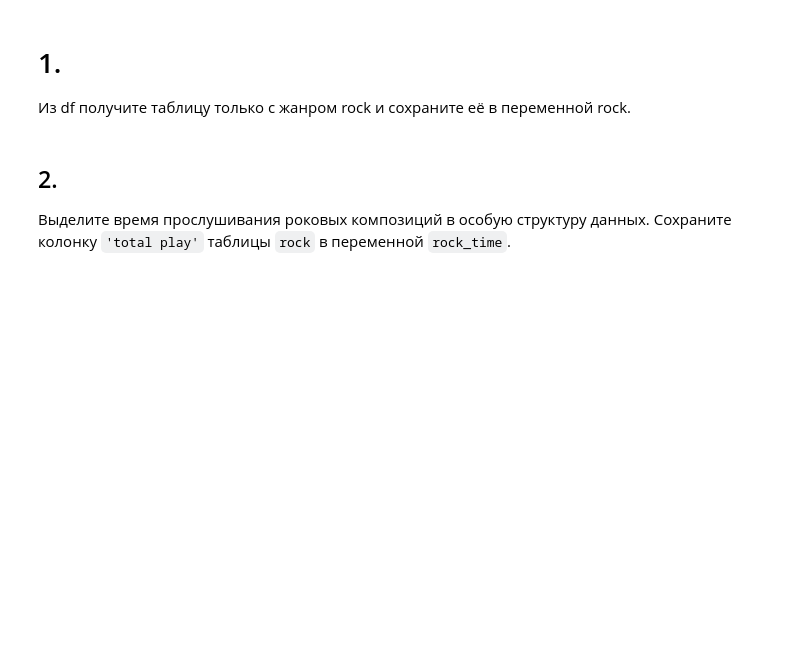
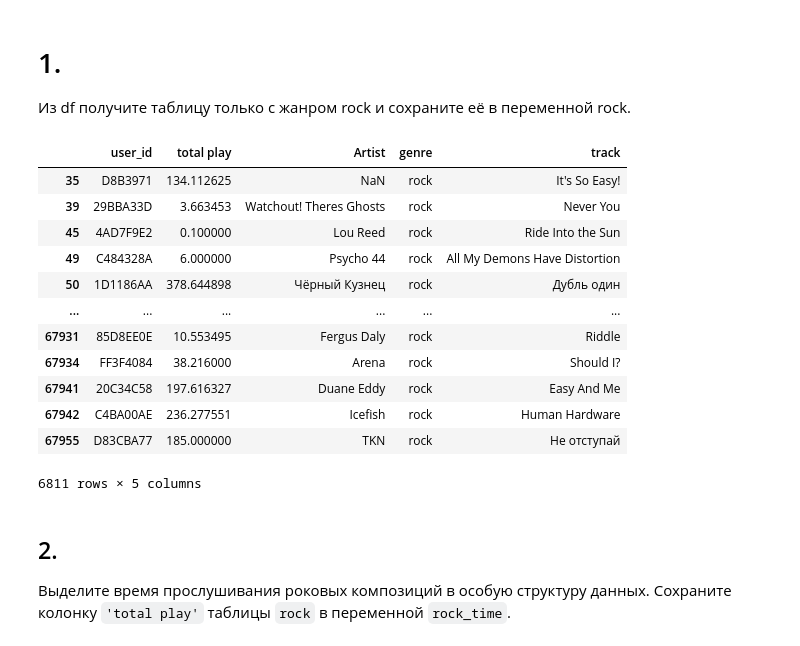
Before and after one commit to kaidespada/backtozero, a Jupyter notebook: Python/ОП.14 Полный/1.1 Основы анализа данных/1.1.3 Библиотека Pandas/Библиотека Pandas, задания.ipynb, the cells around one changed output. Drawn from its saved outputs; the diff is of its cells as text; code cells hidden in the pictures; blank space fills up the shorter version.

```diff
--- a/Python/ОП.14 Полный/1.1 Основы анализа данных/1.1.3 Библиотека Pandas/Библиотека Pandas, задания.ipynb
+++ b/Python/ОП.14 Полный/1.1 Основы анализа данных/1.1.3 Библиотека Pandas/Библиотека Pandas, задания.ipynb
@@ -257,6 +259,27 @@ print(total_play[total_play <= 10].count())
 # %% [markdown]
 # 1.
 Из df получите таблицу только с жанром rock и сохраните её в переменной rock.
+# %%
+import pandas as pd
+
+df = pd.read_csv('music_log.csv')
+
+rock_df = df[df['genre'] == 'rock']
+rock_df
+# %% [output]
+|  | user_id | total play | Artist | genre | track |
+| 35 | D8B3971 | 134.112625 | NaN | rock | It's So Easy! |
+| 39 | 29BBA33D | 3.663453 | Watchout! Theres Ghosts | rock | Never You |
+| 45 | 4AD7F9E2 | 0.100000 | Lou Reed | rock | Ride Into the Sun |
+| 49 | C484328A | 6.000000 | Psycho 44 | rock | All My Demons Have Distortion |
+| 50 | 1D1186AA | 378.644898 | Чёрный Кузнец | rock | Дубль один |
+| ... | ... | ... | ... | ... | ... |
+| 67931 | 85D8EE0E | 10.553495 | Fergus Daly | rock | Riddle |
+| 67934 | FF3F4084 | 38.216000 | Arena | rock | Should I? |
+| 67941 | 20C34C58 | 197.616327 | Duane Eddy | rock | Easy And Me |
+| 67942 | C4BA00AE | 236.277551 | Icefish | rock | Human Hardware |
+| 67955 | D83CBA77 | 185.000000 | TKN | rock | Не отступай |
+6811 rows × 5 columns
 # %% [markdown]
 ## 2.
 Выделите время прослушивания роковых композиций в особую структуру данных. Сохраните колонку `'total play'` таблицы `rock` в переменной `rock_time`.
```
Also changed, not shown: parts of 1 cell of this notebook.
